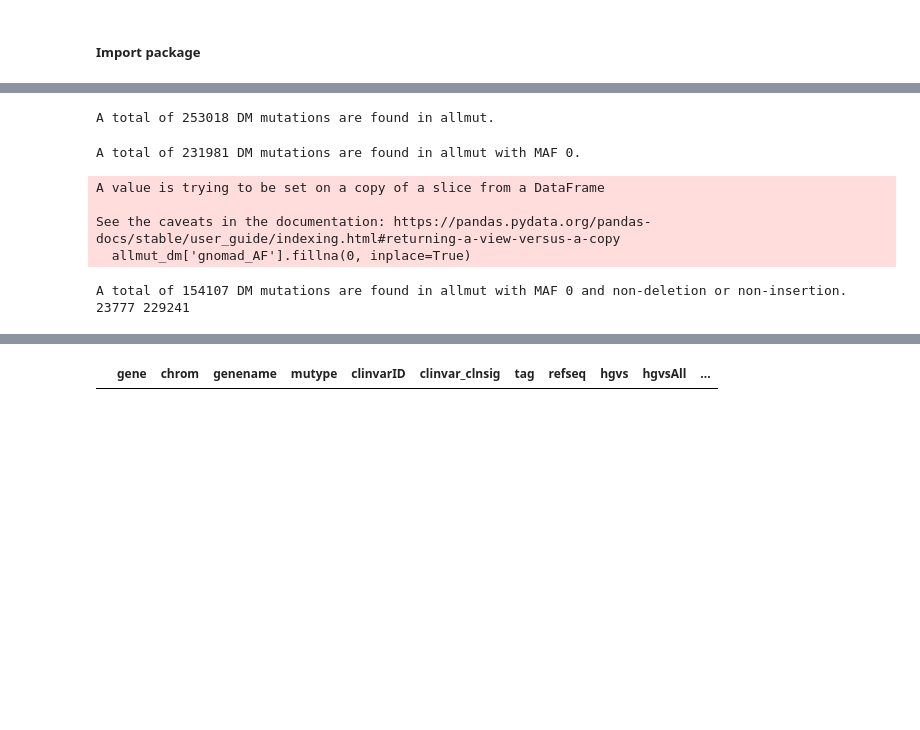
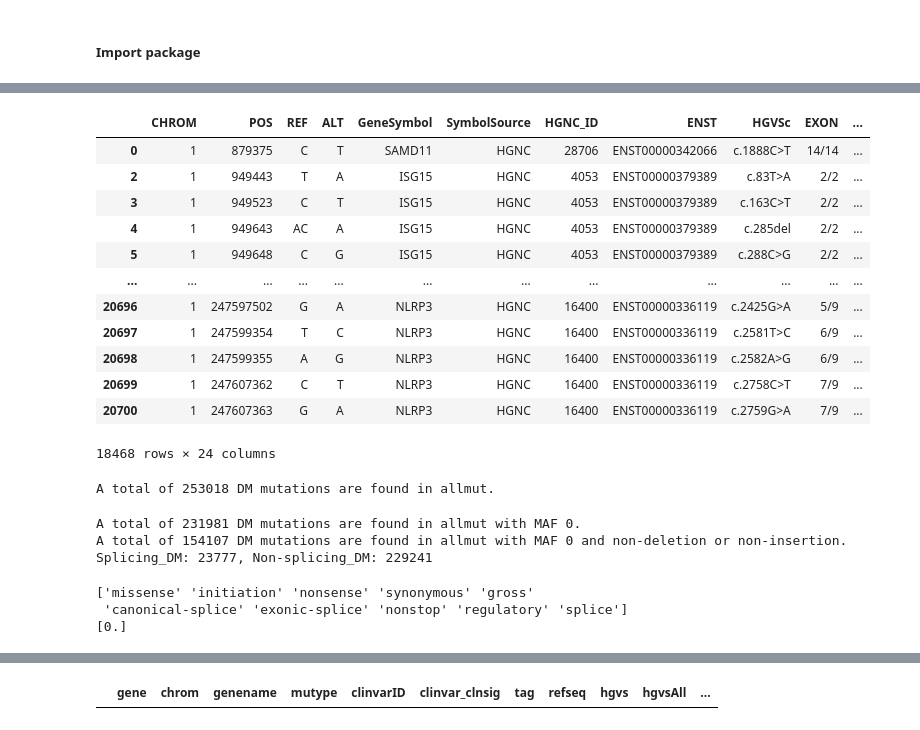
Before and after one commit to ysut/dev, a Jupyter notebook: ValidationData/TP/additional/hgmd_non_splicing.ipynb, the cells around one changed output, grey strips where cells are left out. Saved outputs shown, nothing was run; the diff lists cells and outputs as text; code cells hidden in the pictures; blank space fills up the shorter version.

```diff
--- a/ValidationData/TP/additional/hgmd_non_splicing.ipynb
+++ b/ValidationData/TP/additional/hgmd_non_splicing.ipynb
@@ -8,0 +129,24 @@ from liftover import get_lifter
+# %%
+#1.   Classify 'Canonical' splice site or 'Non-canonical' splice site
+logger.info('Classify "Canonical" splice site or "Non-canonical" splice site...')
+df = posparser.classifying_canonical(df, cdot='HGVSc')
+
+#2.   Calculate exonic positions
+logger.info('Calculating exonic positions...')
+#2-1. Generate 'exonic upstream distance and exonic downstream distance
+gencode_gff = '../../../Resources/05_GENCODE_v43lift37/gencode.v43lift37.annotation.sort.gff3.gz'
+tbx_anno = pysam.TabixFile(gencode_gff)
+df['exon_loc'] = df.progress_apply(
+    posparser.calc_exon_loc, tabixfile=tbx_anno, enstcolname='ENST', axis=1)
+df = pd.concat([df, df['exon_loc'].str.split(':', expand=True)], axis=1)
+df.rename(columns={0: 'ex_up_dist', 1: 'ex_down_dist'}, inplace=True)
+df.drop(columns=['exon_loc'], inplace=True)
+#2-2. Select minimum distance from upstream distance and downstream distance
+df['exon_pos'] = df.parallel_apply(posparser.select_exon_pos, axis=1)
+#2-3. Decision exonic splice sites (1 nt in acceptor site or 3 nts on Donor site)
+df['exon_splice_site'] = df.parallel_apply(posparser.extract_splicing_region, axis=1)
+
+#3.   Additional Splicing information
+logger.info('Annotating splicing information...')
+#3-1. Annotate splicing type ('Exonic Acceptor' etc.)
+df['SpliceType'] = df.parallel_apply(posparser.select_donor_acceptor, axis=1)
@@ -8,0 +164,14 @@ from liftover import get_lifter
+# %%
+#3-2. Annotate rank of exon or intron
+try:
+    db_anno_gencode = '../../../Resources/06_gffutilsdb/gencode.v43lift37.annotation.gtf.db'
+    db_anno_intron = '../../../Resources/06_gffutilsdb/gencode.v43lift37.annotation.intron.gtf.db'
+    db = gffutils.FeatureDB(db_anno_gencode)
+    db_intron = gffutils.FeatureDB(db_anno_intron)
+except ValueError:
+    db_anno_gencode = '/resources/DBs/gencode.v43lift37.annotation.gtf.db'
+    db_anno_intron = '/resources/DBs/gencode.v43lift37.annotation.intron.gtf.db'
+    db = gffutils.FeatureDB(db_anno_gencode)
+    db_intron = gffutils.FeatureDB(db_anno_intron)
+df['Num_ExInt'] = df.progress_apply(
+    posparser.calc_ex_int_num, db=db, db_intron=db_intron, axis=1)
@@ -9,3 +218,20 @@ from liftover import get_lifter
+# %%
+# df.loc[(df['Int_loc'] == 'Exonic') & (df['exon_loc'] is None)]
+df.loc[(df['Int_loc'] == 'Exonic')]
+# %% [output]
+|  | CHROM | POS | REF | ALT | GeneSymbol | SymbolSource | HGNC_ID | ENST | HGVSc | EXON | ... |
+| 0 | 1 | 879375 | C | T | SAMD11 | HGNC | 28706 | ENST00000342066 | c.1888C>T | 14/14 | ... |
+| 2 | 1 | 949443 | T | A | ISG15 | HGNC | 4053 | ENST00000379389 | c.83T>A | 2/2 | ... |
+| 3 | 1 | 949523 | C | T | ISG15 | HGNC | 4053 | ENST00000379389 | c.163C>T | 2/2 | ... |
+| 4 | 1 | 949643 | AC | A | ISG15 | HGNC | 4053 | ENST00000379389 | c.285del | 2/2 | ... |
+| 5 | 1 | 949648 | C | G | ISG15 | HGNC | 4053 | ENST00000379389 | c.288C>G | 2/2 | ... |
+| ... | ... | ... | ... | ... | ... | ... | ... | ... | ... | ... | ... |
+| 20696 | 1 | 247597502 | G | A | NLRP3 | HGNC | 16400 | ENST00000336119 | c.2425G>A | 5/9 | ... |
+| 20697 | 1 | 247599354 | T | C | NLRP3 | HGNC | 16400 | ENST00000336119 | c.2581T>C | 6/9 | ... |
+| 20698 | 1 | 247599355 | A | G | NLRP3 | HGNC | 16400 | ENST00000336119 | c.2582A>G | 6/9 | ... |
+| 20699 | 1 | 247607362 | C | T | NLRP3 | HGNC | 16400 | ENST00000336119 | c.2758C>T | 7/9 | ... |
+| 20700 | 1 | 247607363 | G | A | NLRP3 | HGNC | 16400 | ENST00000336119 | c.2759G>A | 7/9 | ... |
+18468 rows × 24 columns
 # %%
 all_mut_default_colnames: list = [
     "disase", "gene", "chrom", "genename", "gdbid", "omimid", "amino",
@@ -40,25 +266,28 @@ A total of 253018 DM mutations are found in allmut.
 # Fillna with empty string in "gnomad_AF" colmun in allmut_dm
 # Extratct MAF 0 from allmut_dm
 allmut_dm['gnomad_AF'].fillna(0, inplace=True)
-allmut_dm_maf0 = allmut_dm[allmut_dm['gnomad_AF'] == 0]
+allmut_dm_maf0 = allmut_dm[allmut_dm['gnomad_AF'] == 0].copy()
 print(f"A total of {len(allmut_dm_maf0)} DM mutations are found in allmut with MAF 0.")
 
 # Extract non-deletion or non-insertion from allmut_dm
-allmut_dm_maf0_snv = allmut_dm_maf0[(allmut_dm_maf0['deletion'].isnull()) & (allmut_dm['insertion'].isnull())].copy()
+allmut_dm_maf0_snv = allmut_dm_maf0[(allmut_dm_maf0['deletion'].isnull()) & (allmut_dm_maf0['insertion'].isnull())]
 print(f"A total of {len(allmut_dm_maf0_snv)} DM mutations are found in allmut with MAF 0 and non-deletion or non-insertion.")
 
 # Extract the mutation type from the mutype column
-splice_mutations = allmut_dm[allmut_dm["mutype"].str.contains("splice")]
+splice_mutations = allmut_dm[allmut_dm["mutype"].str.contains("splice")].copy()
 non_splice_mutations = allmut_dm[~allmut_dm["mutype"].str.contains("splice")]
-print(len(splice_mutations), len(non_splice_mutations))
+print(f"Splicing_DM: {len(splice_mutations)}, Non-splicing_DM: {len(non_splice_mutations)}")
 # %% [output]
 A total of 231981 DM mutations are found in allmut with MAF 0.
+A total of 154107 DM mutations are found in allmut with MAF 0 and non-deletion or non-insertion.
+Splicing_DM: 23777, Non-splicing_DM: 229241
-A value is trying to be set on a copy of a slice from a DataFrame
-
-See the caveats in the documentation: https://pandas.pydata.org/pandas-docs/stable/user_guide/indexing.html#returning-a-view-versus-a-copy
-  allmut_dm['gnomad_AF'].fillna(0, inplace=True)
-A total of 154107 DM mutations are found in allmut with MAF 0 and non-deletion or non-insertion.
-23777 229241
+# %%
+print(allmut_dm_maf0_snv['mutype'].unique())
+print(allmut_dm_maf0_snv['gnomad_AF'].unique())
+# %% [output]
+['missense' 'initiation' 'nonsense' 'synonymous' 'gross'
+ 'canonical-splice' 'exonic-splice' 'nonstop' 'regulatory' 'splice']
+[0.]
 # %%
 splice_mutations
 # %% [output]
```
Also changed, not shown: parts of 14 cells of this notebook, 32 other files.
